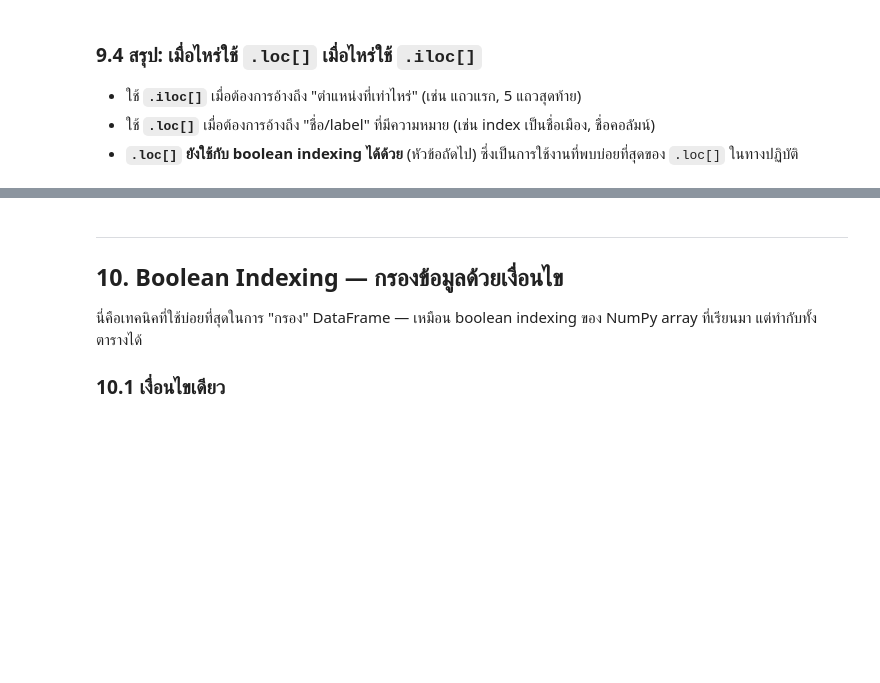
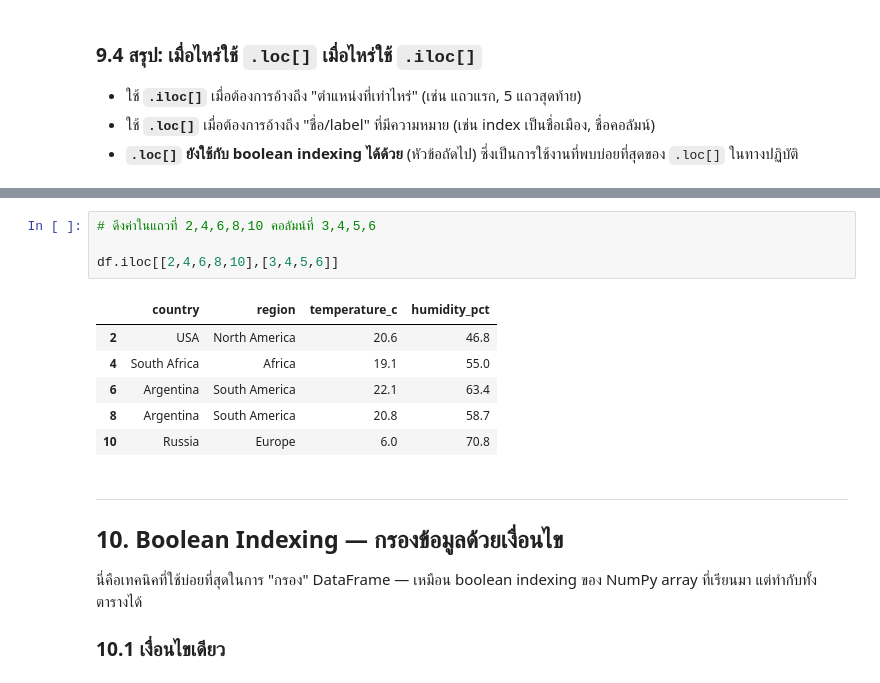
Before and after one commit to phatchariya202/683020589-0_Phatchariya, a Jupyter notebook: Module-A-Notebooks/SC612104_Session08_Pandas_Basics.ipynb, the cells around one changed output, grey strips where cells are left out. Drawn from its saved outputs; the diff is of its cells as text; blank space fills up the shorter version.

```diff
--- a/Module-A-Notebooks/SC612104_Session08_Pandas_Basics.ipynb
+++ b/Module-A-Notebooks/SC612104_Session08_Pandas_Basics.ipynb
@@ -610,3 +699,14 @@ Name: New York, dtype: object
+# %%
+# ดึงค่าในแถวที่ 2,4,6,8,10 คอลัมน์ที่ 3,4,5,6
+
+df.iloc[[2,4,6,8,10],[3,4,5,6]]
+# %% [output]
+|  | country | region | temperature_c | humidity_pct |
+| 2 | USA | North America | 20.6 | 46.8 |
+| 4 | South Africa | Africa | 19.1 | 55.0 |
+| 6 | Argentina | South America | 22.1 | 63.4 |
+| 8 | Argentina | South America | 20.8 | 58.7 |
+| 10 | Russia | Europe | 6.0 | 70.8 |
 # %% [markdown]
 ---
 ## 10. Boolean Indexing — กรองข้อมูลด้วยเงื่อนไข
```
Also changed, not shown: parts of 9 cells of this notebook.
